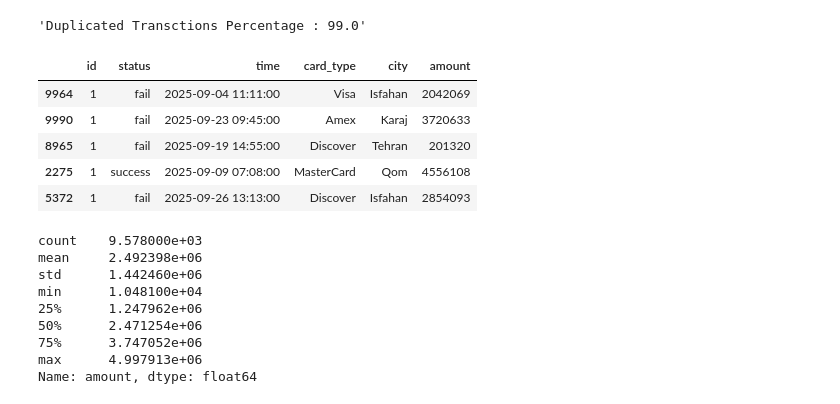
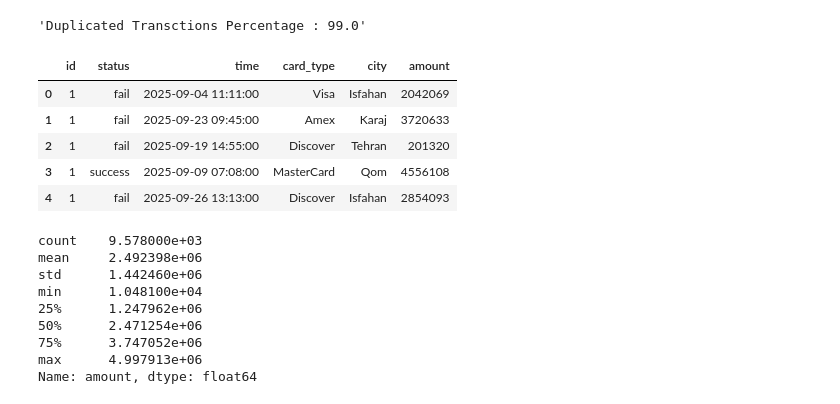
Before and after one commit to MRXLANTERN1390/IranianCustomer_Payment, a Jupyter notebook: NoteBook.ipynb, the cells around one changed output. Cells and saved outputs as stored; diff of their text form; code cells hidden in the pictures.

```diff
--- a/NoteBook.ipynb
+++ b/NoteBook.ipynb
@@ -163,14 +163,15 @@ df
 # %% [output]
 'Duplicated Transctions Percentage : 99.0'
 # %%
+df = df.reset_index(drop=True)
 df.head()
 # %% [output]
 |  | id | status | time | card_type | city | amount |
-| 9964 | 1 | fail | 2025-09-04 11:11:00 | Visa | Isfahan | 2042069 |
-| 9990 | 1 | fail | 2025-09-23 09:45:00 | Amex | Karaj | 3720633 |
-| 8965 | 1 | fail | 2025-09-19 14:55:00 | Discover | Tehran | 201320 |
-| 2275 | 1 | success | 2025-09-09 07:08:00 | MasterCard | Qom | 4556108 |
-| 5372 | 1 | fail | 2025-09-26 13:13:00 | Discover | Isfahan | 2854093 |
+| 0 | 1 | fail | 2025-09-04 11:11:00 | Visa | Isfahan | 2042069 |
+| 1 | 1 | fail | 2025-09-23 09:45:00 | Amex | Karaj | 3720633 |
+| 2 | 1 | fail | 2025-09-19 14:55:00 | Discover | Tehran | 201320 |
+| 3 | 1 | success | 2025-09-09 07:08:00 | MasterCard | Qom | 4556108 |
+| 4 | 1 | fail | 2025-09-26 13:13:00 | Discover | Isfahan | 2854093 |
 # %%
 df['amount'].describe()
 # %% [output]
```
Also changed, not shown: parts of 4 cells of this notebook.
